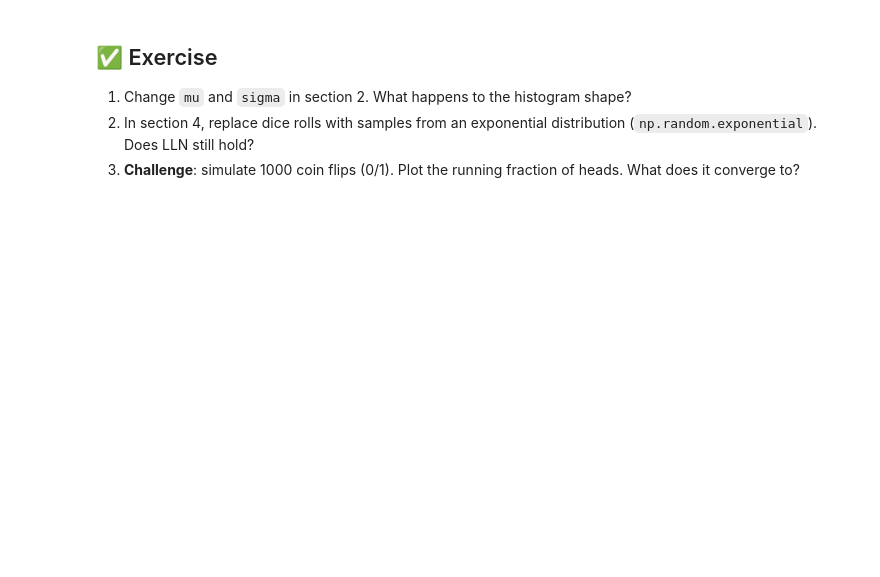
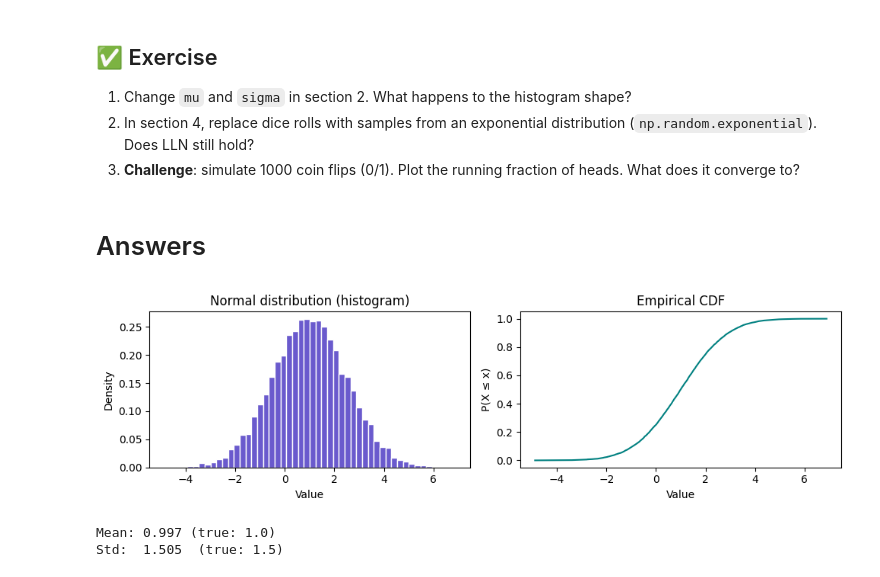
Before and after one commit to J-K-O-Dev/SoC-RL, a Jupyter notebook: Week 2/01_probability_basics.ipynb, the cells around one changed output. Saved outputs shown, nothing was run; the diff lists cells and outputs as text; code cells hidden in the pictures; blank space fills up the shorter version.

```diff
--- a/Week 2/01_probability_basics.ipynb
+++ b/Week 2/01_probability_basics.ipynb
@@ -88,3 +100,30 @@ plt.legend(); plt.tight_layout(); plt.show()
 1. Change `mu` and `sigma` in section 2. What happens to the histogram shape?
 2. In section 4, replace dice rolls with samples from an exponential distribution (`np.random.exponential`). Does LLN still hold?
 3. **Challenge**: simulate 1000 coin flips (0/1). Plot the running fraction of heads. What does it converge to?
+# %% [markdown]
+# Answers
+# %%
+N = 10_000
+mu, sigma = 1.0, 1.5
+samples = np.random.normal(mu, sigma, size=N)
+
+fig, axes = plt.subplots(1, 2, figsize=(10, 3))
+
+axes[0].hist(samples, bins=50, color='slateblue', edgecolor='white', density=True)
+axes[0].set_title('Normal distribution (histogram)')
+axes[0].set_xlabel('Value'); axes[0].set_ylabel('Density')
+
+# Empirical CDF
+sorted_s = np.sort(samples)
+cdf = np.arange(1, N+1) / N
+axes[1].plot(sorted_s, cdf, color='teal', linewidth=1.5)
+axes[1].set_title('Empirical CDF')
+axes[1].set_xlabel('Value'); axes[1].set_ylabel('P(X ≤ x)')
+plt.tight_layout(); plt.show()
+
+print(f"Mean: {samples.mean():.3f} (true: {mu})")
+print(f"Std:  {samples.std():.3f}  (true: {sigma})")
+# %% [output]
+[figure, added]
+Mean: 0.997 (true: 1.0)
+Std:  1.505  (true: 1.5)
```
Also changed, not shown: parts of 11 cells of this notebook, 9 other files.
